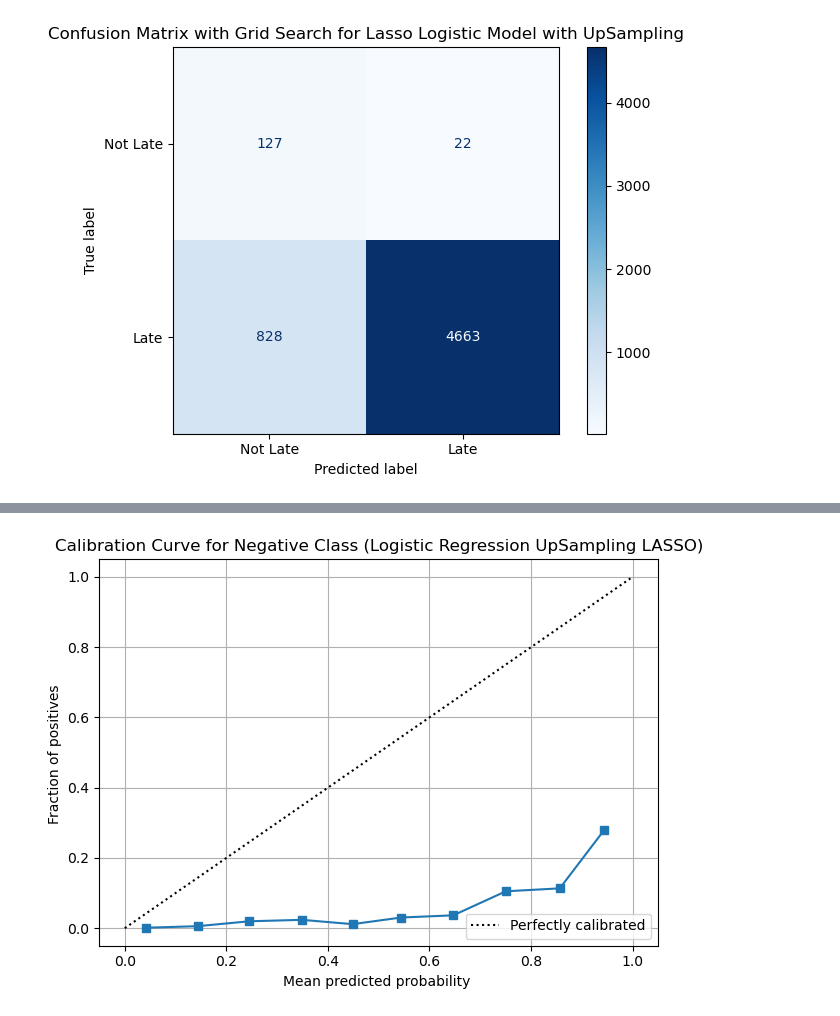
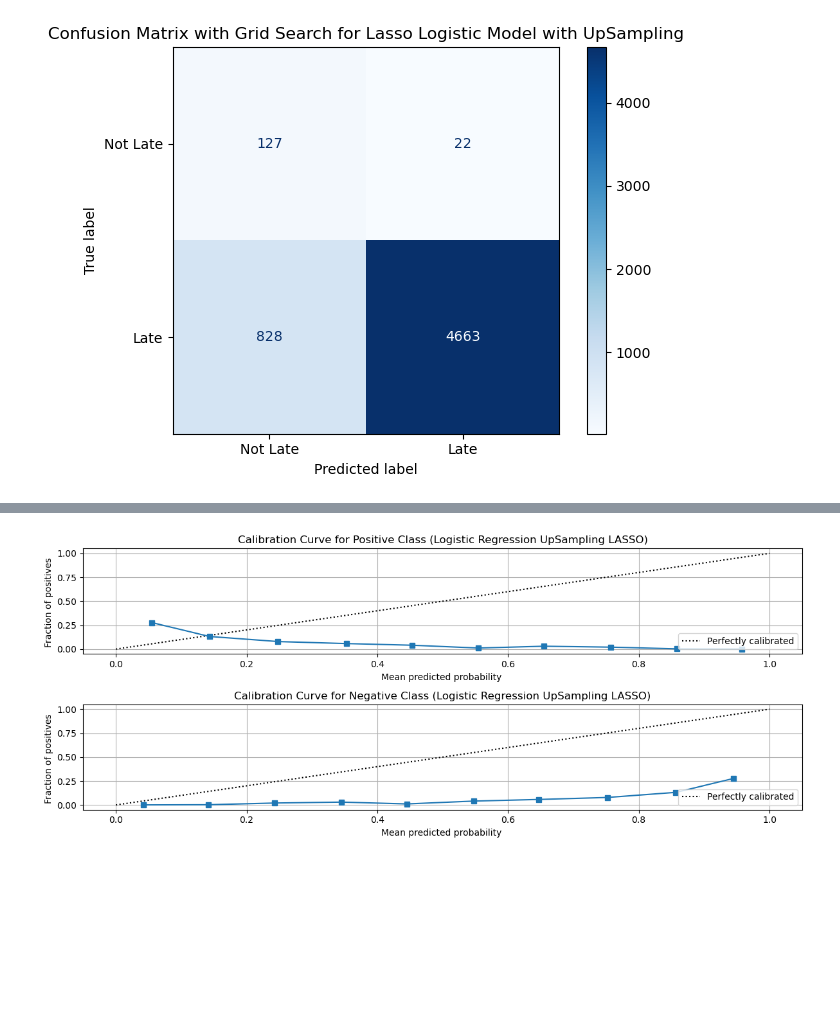
Before and after one commit to yzhao2433/LoanDelinquencyProject, a Jupyter notebook: data_prepartion.ipynb, the cells around one changed output, grey strips where cells are left out. Saved outputs shown, nothing was run; the diff lists cells and outputs as text; code cells hidden in the pictures; blank space fills up the shorter version.

```diff
--- a/data_prepartion.ipynb
+++ b/data_prepartion.ipynb
@@ -772,15 +758,30 @@ plt.tight_layout()
-# %%
-y_pred_proba = log_up.predict_proba(X_test_scaled)[:, 0]
-# Convert 'late' to 1 and 'not late' to 0
-y_test_numeric = y_test.map({'not late': 0, 'late': 1})
-
-# Get calibration values
-prob_true, prob_pred = calibration_curve(y_test_numeric, y_pred_proba, n_bins=10)
-
-# Plot with CalibrationDisplay
-disp = CalibrationDisplay(prob_true=prob_true, prob_pred=prob_pred, y_prob=y_pred_proba).plot()
-plt.title("Calibration Curve for Negative Class (Logistic Regression UpSampling LASSO)")
-plt.grid(True)
-plt.tight_layout()
-# %% [output]
-[figure, removed]
+# %%
+
+# Convert labels
+y_test_numeric = y_test.map({'not late': 0, 'late': 1})
+
+# Predict probabilities
+y_pred_proba_pos = log_up.predict_proba(X_test_scaled)[:, 1]
+y_pred_proba_neg = log_up.predict_proba(X_test_scaled)[:, 0]
+
+# Create subplots
+fig, axes = plt.subplots(2, 1, figsize=(12, 5))
+
+# Positive class calibration
+prob_true_pos, prob_pred_pos = calibration_curve(y_test_numeric, y_pred_proba_pos, n_bins=10)
+CalibrationDisplay(prob_true=prob_true_pos, prob_pred=prob_pred_pos, y_prob=y_pred_proba_pos).plot(ax=axes[0])
+axes[0].set_title("Calibration Curve for Positive Class (Logistic Regression UpSampling LASSO)")
+axes[0].grid(True)
+
+
+
+# Negative class calibration (optional — less common)
+prob_true_neg, prob_pred_neg = calibration_curve(y_test_numeric, y_pred_proba_neg, n_bins=10)
+CalibrationDisplay(prob_true=prob_true_neg, prob_pred=prob_pred_neg, y_prob=y_pred_proba_neg).plot(ax=axes[1])
+axes[1].set_title("Calibration Curve for Negative Class (Logistic Regression UpSampling LASSO)")
+axes[1].grid(True)
+
+plt.tight_layout()
+plt.show()
+# %% [output]
+[figure, added]
```
Also changed, not shown: parts of 35 cells of this notebook.
